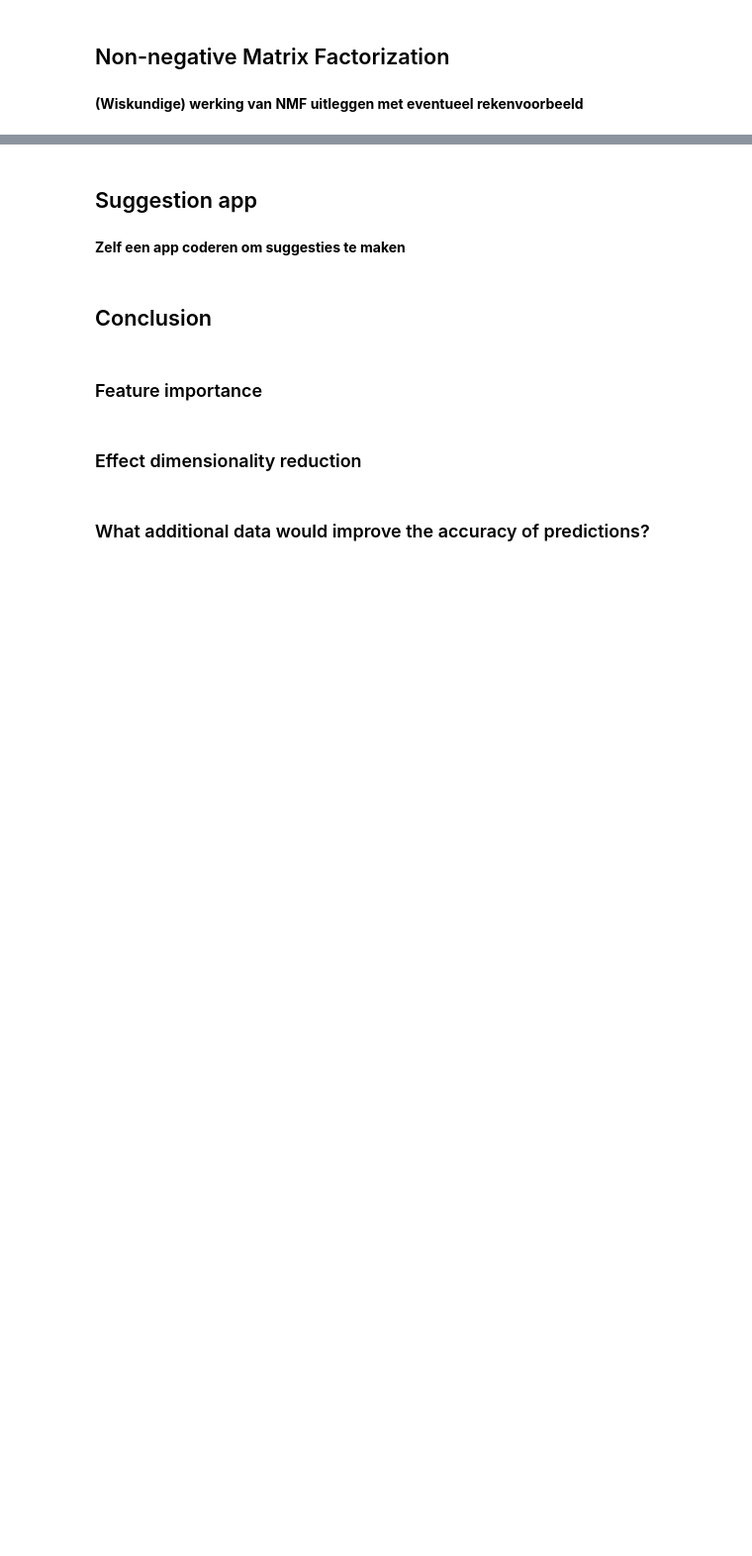
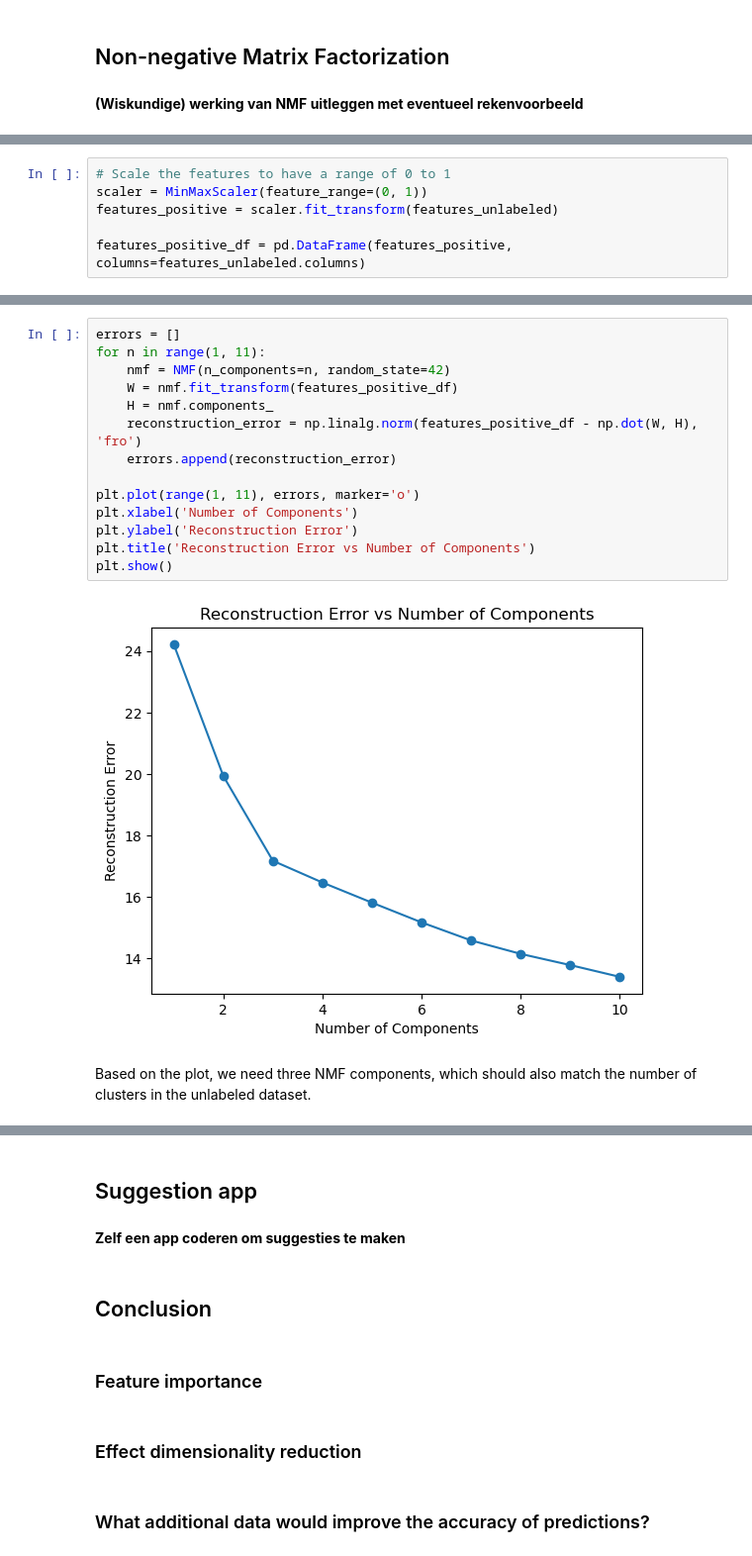
Before and after one commit to casperpriem05/ML, a Jupyter notebook: Opdracht_3/ML3_muziek_genres.ipynb, the cells around one changed output, grey strips where cells are left out. Shown at 99% size. Cells and saved outputs as stored; diff of their text form; blank space fills up the shorter version.

```diff
--- a/Opdracht_3/ML3_muziek_genres.ipynb
+++ b/Opdracht_3/ML3_muziek_genres.ipynb
@@ -1729,0 +1782,6 @@ Looking at this elbow plot, we decided to use the first three PCA features. This
+# %%
+# Scale the features to have a range of 0 to 1
+scaler = MinMaxScaler(feature_range=(0, 1))
+features_positive = scaler.fit_transform(features_unlabeled)
+
+features_positive_df = pd.DataFrame(features_positive, columns=features_unlabeled.columns)
@@ -1729,0 +1799,18 @@ Looking at this elbow plot, we decided to use the first three PCA features. This
+# %%
+errors = []
+for n in range(1, 11):
+    nmf = NMF(n_components=n, random_state=42)
+    W = nmf.fit_transform(features_positive_df)
+    H = nmf.components_
+    reconstruction_error = np.linalg.norm(features_positive_df - np.dot(W, H), 'fro')
+    errors.append(reconstruction_error)
+
+plt.plot(range(1, 11), errors, marker='o')
+plt.xlabel('Number of Components')
+plt.ylabel('Reconstruction Error')
+plt.title('Reconstruction Error vs Number of Components')
+plt.show()
+# %% [output]
+[figure, added]
+# %% [markdown]
+Based on the plot, we need three NMF components, which should also match the number of clusters in the unlabeled dataset.
```
Also changed, not shown: parts of 20 cells of this notebook.
